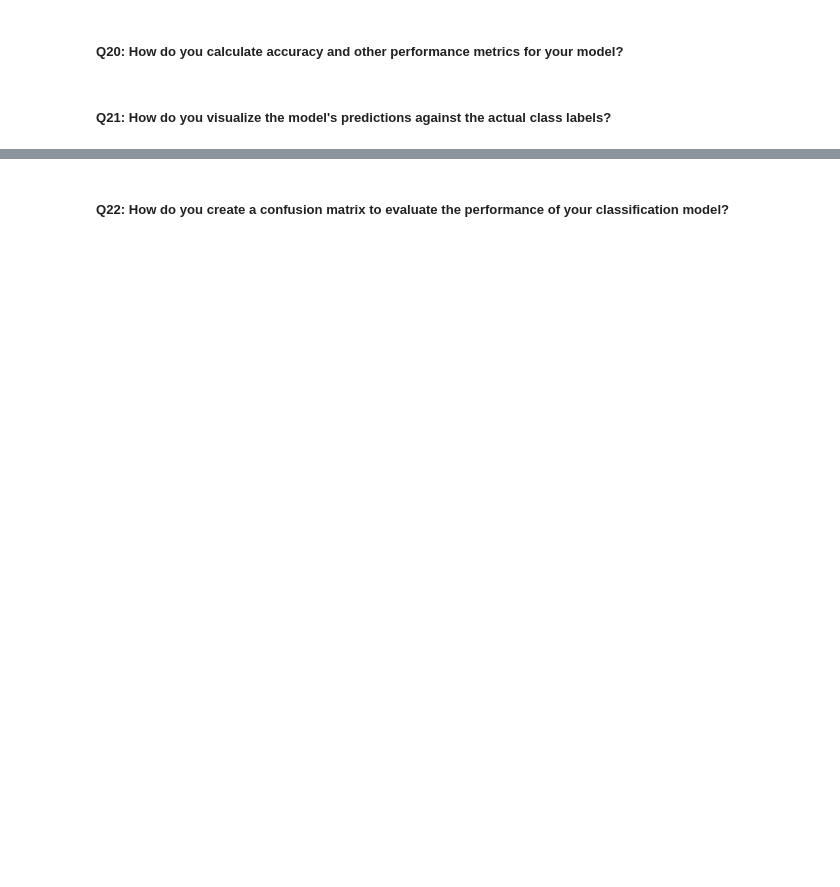
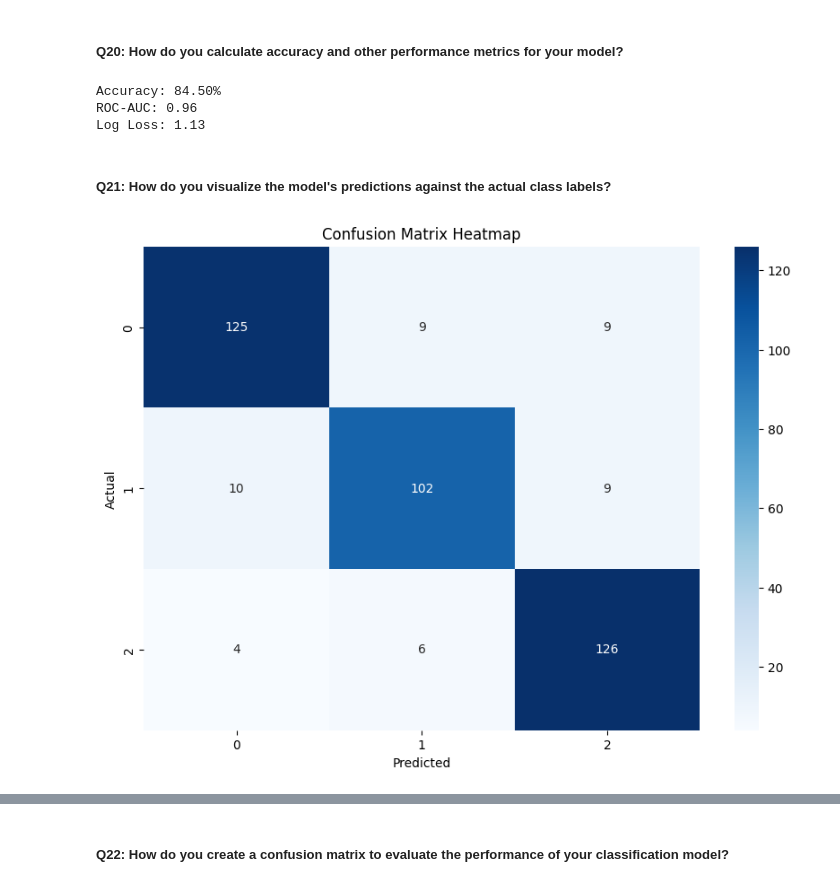
Before and after one commit to fellmir/pyTorchBasis, a Jupyter notebook: 00-basic-examples/example1/01-notebooks/03_softmax_classification.ipynb, the cells around one changed output, grey strips where cells are left out. Saved outputs shown, nothing was run; the diff lists cells and outputs as text; code cells hidden in the pictures; blank space fills up the shorter version.

```diff
--- a/00-basic-examples/example1/01-notebooks/03_softmax_classification.ipynb
+++ b/00-basic-examples/example1/01-notebooks/03_softmax_classification.ipynb
@@ -726,4 +726,44 @@ Accuracy of the model on the test set: 85.75%
 # %% [markdown]
 ##### **Q20: How do you calculate accuracy and other performance metrics for your model?**
+# %%
+# Import sklearn modules
+from sklearn.metrics import accuracy_score, roc_auc_score, log_loss
+
+# Calculate accuracy
+accuracy = accuracy_score(y_test_tensor.cpu(), predicted_classes.cpu())
+print(f'Accuracy: {accuracy * 100:.2f}%')
+
+# Calculate ROC-AUC
+roc_auc = roc_auc_score(y_test_tensor.cpu(), probabilities.cpu(), multi_class='ovr')
+print(f'ROC-AUC: {roc_auc:.2f}')
+
+# Calculate log loss
+logloss = log_loss(y_test_tensor.cpu(), probabilities.cpu())
+print(f'Log Loss: {logloss:.2f}')
+# %% [output]
+Accuracy: 84.50%
+ROC-AUC: 0.96
+Log Loss: 1.13
 # %% [markdown]
 ##### **Q21: How do you visualize the model's predictions against the actual class labels?**
+# %%
+# Import relevant libraries/modules
+import seaborn as sns
+from sklearn.metrics import confusion_matrix, roc_curve, auc
+
+# Confusion Matrix
+conf_matrix = confusion_matrix(y_test_tensor.cpu(), predicted_classes.cpu())
+
+# ROC Curve (for binary classification or one-vs-rest approach for multi-class)
+fpr, tpr, _ = roc_curve(y_test_tensor.cpu(), probabilities[:, 1].cpu(), pos_label=1)
+roc_auc = auc(fpr, tpr)
+# %%
+# Plot Confusion Matrix Heatmap
+plt.figure(figsize=(10, 7))
+sns.heatmap(conf_matrix, annot=True, fmt='d', cmap='Blues', xticklabels=range(num_classes), yticklabels=range(num_classes))
+plt.xlabel('Predicted')
+plt.ylabel('Actual')
+plt.title('Confusion Matrix Heatmap')
+plt.show()
+# %% [output]
+[figure, added]
```
Also changed, not shown: parts of 14 cells of this notebook.
